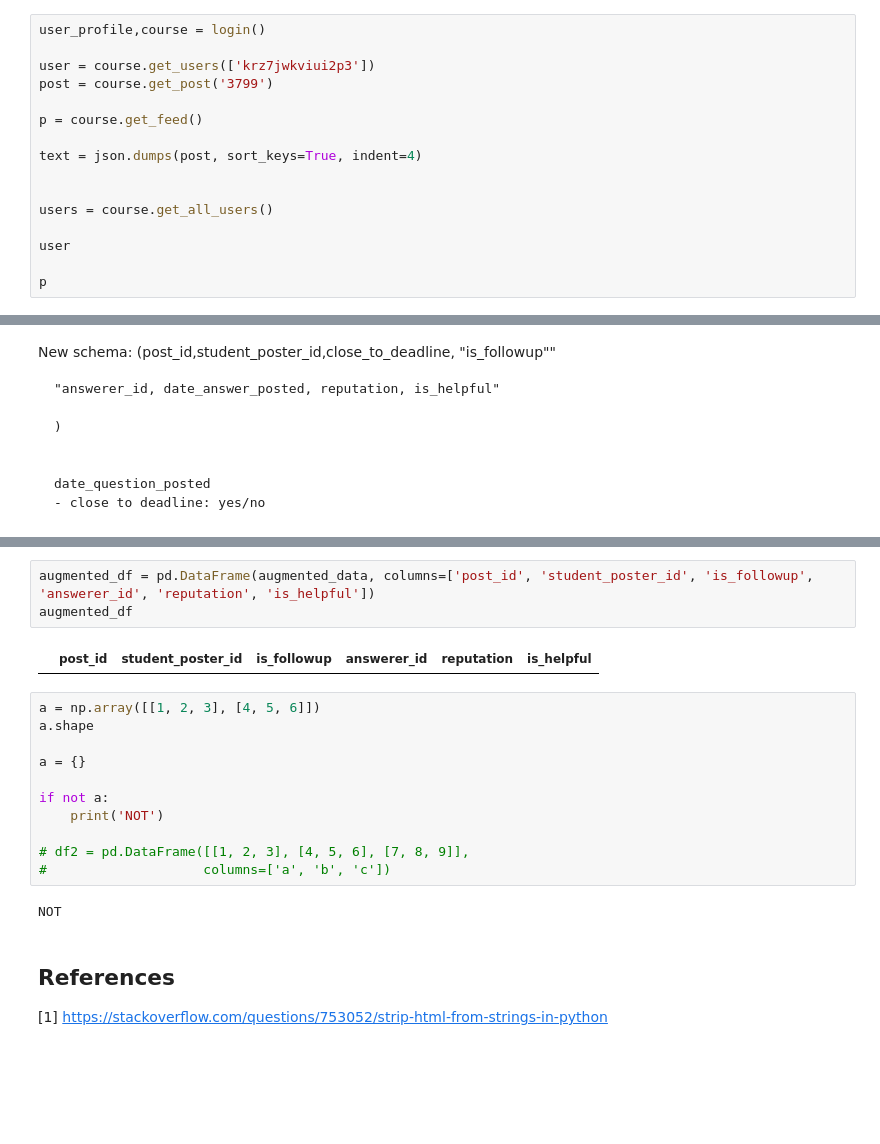
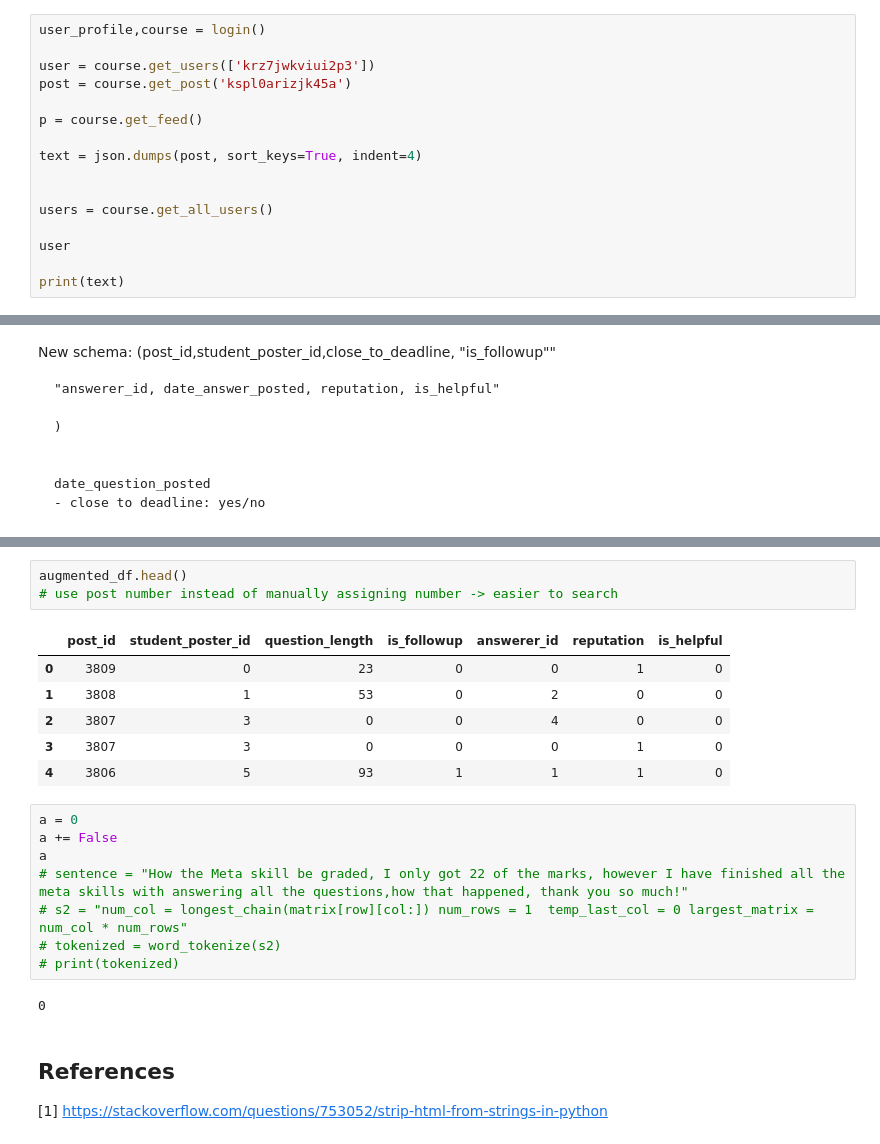
Before and after one commit to PiazzaBot/HelpfulResponses, a Jupyter notebook: data_processing.ipynb, the cells around one changed output, grey strips where cells are left out. Saved outputs shown, nothing was run; the diff lists cells and outputs as text; blank space fills up the shorter version.

```diff
--- a/data_processing.ipynb
+++ b/data_processing.ipynb
@@ -265,7 +250,7 @@ json_to_csv("./csc108_fall2021.json", "csc108_fall2021.csv", course)
 user_profile,course = login()
 
 user = course.get_users(['krz7jwkviui2p3'])
-post = course.get_post('3799')
+post = course.get_post('kspl0arizjk45a')
 
 p = course.get_feed()
 
@@ -276,5 +261,5 @@ users = course.get_all_users()
 
 user
 
-p
+print(text)
 # %% [output]
@@ -399,21 +460,23 @@ AttributeError: 'Pandas' object has no attribute 'is_student_helpful'
-# %%
-augmented_df = pd.DataFrame(augmented_data, columns=['post_id', 'student_poster_id', 'is_followup', 'answerer_id', 'reputation', 'is_helpful'])
-augmented_df
-# %% [output]
-|  | post_id | student_poster_id | is_followup | answerer_id | reputation | is_helpful |
-# %%
-a = np.array([[1, 2, 3], [4, 5, 6]])
-a.shape
-
-a = {}
-
-if not a:
-    print('NOT')
-
-# df2 = pd.DataFrame([[1, 2, 3], [4, 5, 6], [7, 8, 9]],
-#                    columns=['a', 'b', 'c'])
-# %% [output]
-NOT
+# %%
+augmented_df.head()
+# use post number instead of manually assigning number -> easier to search
+# %% [output]
+|  | post_id | student_poster_id | question_length | is_followup | answerer_id | reputation | is_helpful |
+| 0 | 3809 | 0 | 23 | 0 | 0 | 1 | 0 |
+| 1 | 3808 | 1 | 53 | 0 | 2 | 0 | 0 |
+| 2 | 3807 | 3 | 0 | 0 | 4 | 0 | 0 |
+| 3 | 3807 | 3 | 0 | 0 | 0 | 1 | 0 |
+| 4 | 3806 | 5 | 93 | 1 | 1 | 1 | 0 |
+# %%
+a = 0
+a += False
+a
+# sentence = "How the Meta skill be graded, I only got 22 of the marks, however I have finished all the meta skills with answering all the questions,how that happened, thank you so much!"
+# s2 = "num_col = longest_chain(matrix[row][col:]) num_rows = 1  temp_last_col = 0 largest_matrix = num_col * num_rows"
+# tokenized = word_tokenize(s2)
+# print(tokenized)
+# %% [output]
+0
 # %% [markdown]
 ## References
 
```
Also changed, not shown: parts of 8 cells of this notebook, 1 other file.
